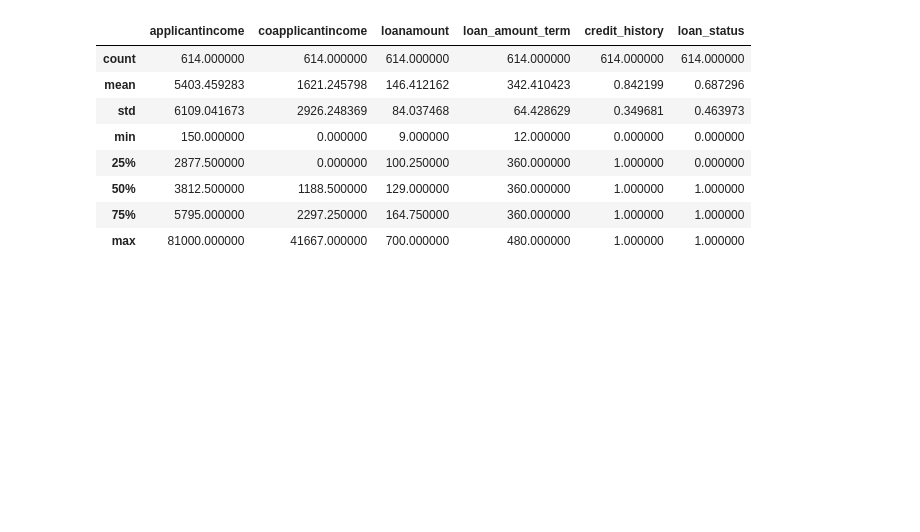
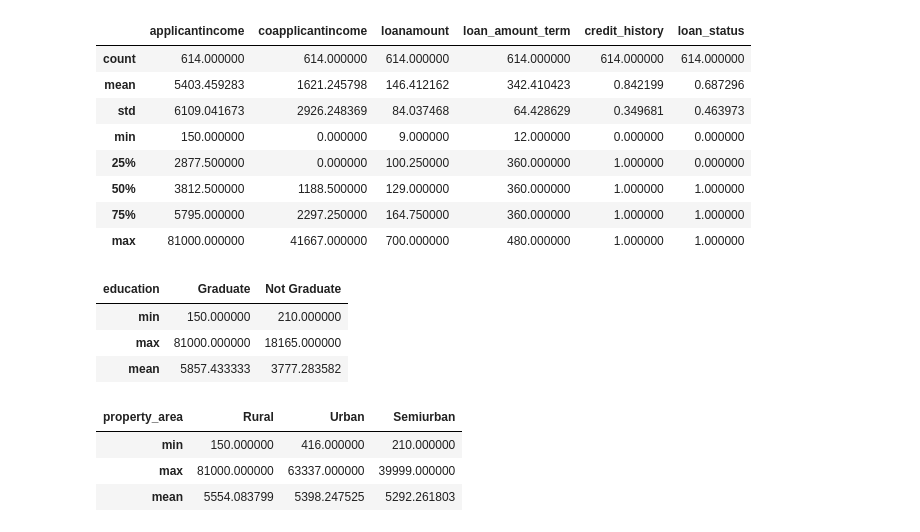
Before and after one commit to masete/Home-Loan-Approval, a Jupyter notebook: homeapproval.ipynb, the cells around one changed output. Cells and saved outputs as stored; diff of their text form; code cells hidden in the pictures; blank space fills up the shorter version.

Commit message:
grouping propertyarea and income

```diff
--- a/homeapproval.ipynb
+++ b/homeapproval.ipynb
@@ -359,3 +359,18 @@ df_train.describe(include=[np.number])
 | 50% | 3812.500000 | 1188.500000 | 129.000000 | 360.000000 | 1.000000 | 1.000000 |
 | 75% | 5795.000000 | 2297.250000 | 164.750000 | 360.000000 | 1.000000 | 1.000000 |
 | max | 81000.000000 | 41667.000000 | 700.000000 | 480.000000 | 1.000000 | 1.000000 |
+# %%
+# Grouping education by its income in min, max, and mean
+df_train.groupby("education")["applicantincome"].agg(["min", "max", "mean"]).sort_values(by="max", ascending=False).T
+# %% [output]
+| education | Graduate | Not Graduate |
+| min | 150.000000 | 210.000000 |
+| max | 81000.000000 | 18165.000000 |
+| mean | 5857.433333 | 3777.283582 |
+# %%
+df_train.groupby("property_area")["applicantincome"].agg(["min", "max", "mean"]).sort_values(by="max", ascending=False).T
+# %% [output]
+| property_area | Rural | Urban | Semiurban |
+| min | 150.000000 | 416.000000 | 210.000000 |
+| max | 81000.000000 | 63337.000000 | 39999.000000 |
+| mean | 5554.083799 | 5398.247525 | 5292.261803 |
```
